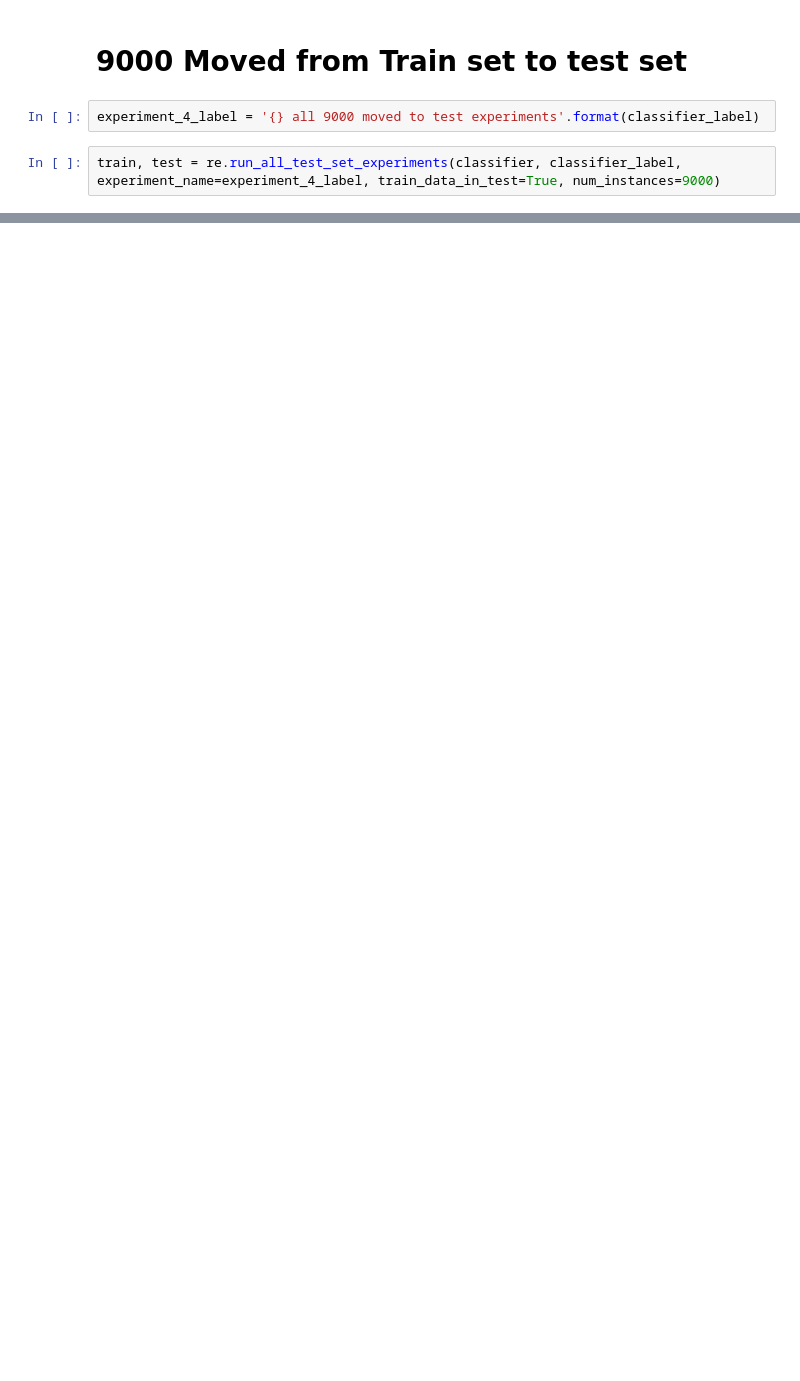
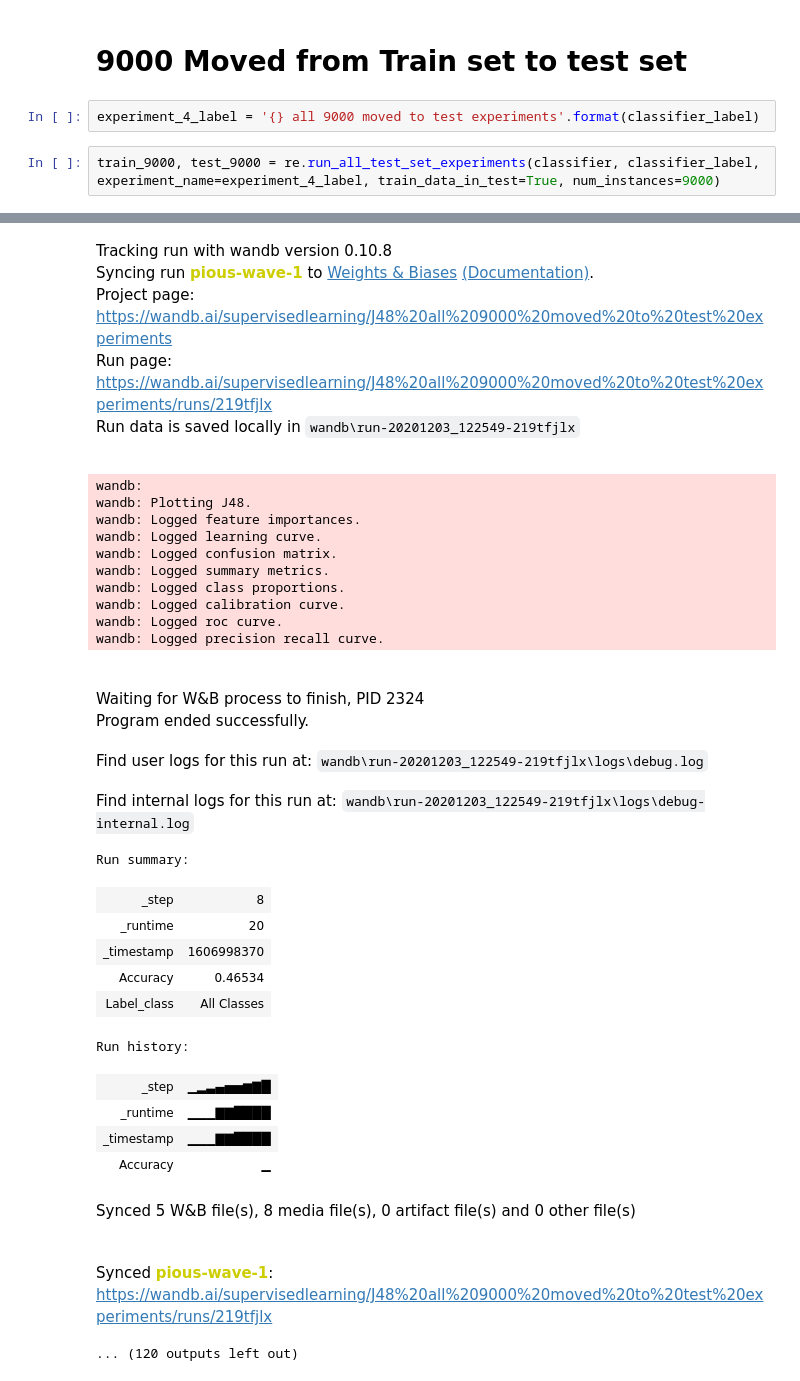
Before and after one commit to friedforfun/SupervisedLearningCW, a Jupyter notebook: Tasks/test_stuff_notebook.ipynb, the cells around one changed output, grey strips where cells are left out. Saved outputs shown, nothing was run; the diff lists cells and outputs as text; blank space fills up the shorter version.

```diff
--- a/Tasks/test_stuff_notebook.ipynb
+++ b/Tasks/test_stuff_notebook.ipynb
@@ -128,4 +164,5 @@ train, test = re.run_all_test_set_experiments(classifier, classifier_label, expe
 # %%
 experiment_4_label = '{} all 9000 moved to test experiments'.format(classifier_label)
 # %%
-train, test = re.run_all_test_set_experiments(classifier, classifier_label, experiment_name=experiment_4_label, train_data_in_test=True, num_instances=9000)
+train_9000, test_9000 = re.run_all_test_set_experiments(classifier, classifier_label, experiment_name=experiment_4_label, train_data_in_test=True, num_instances=9000)
+# %% [output]
@@ -131,0 +171,33 @@ train, test = re.run_all_test_set_experiments(classifier, classifier_label, expe
+Tracking run with wandb version 0.10.8
+Syncing run pious-wave-1 to Weights & Biases (Documentation).
+Project page: https://wandb.ai/supervisedlearning/J48%20all%209000%20moved%20to%20test%20experiments
+Run page: https://wandb.ai/supervisedlearning/J48%20all%209000%20moved%20to%20test%20experiments/runs/219tfjlx
+Run data is saved locally in wandb\run-20201203_122549-219tfjlx
+wandb:
+wandb: Plotting J48.
+wandb: Logged feature importances.
+wandb: Logged learning curve.
+wandb: Logged confusion matrix.
+wandb: Logged summary metrics.
+wandb: Logged class proportions.
+wandb: Logged calibration curve.
+wandb: Logged roc curve.
+wandb: Logged precision recall curve.
+Waiting for W&B process to finish, PID 2324
+Program ended successfully.
+Find user logs for this run at: wandb\run-20201203_122549-219tfjlx\logs\debug.log
+Find internal logs for this run at: wandb\run-20201203_122549-219tfjlx\logs\debug-internal.log
+Run summary:
+| _step | 8 |
+| _runtime | 20 |
+| _timestamp | 1606998370 |
+| Accuracy | 0.46534 |
+| Label_class | All Classes |
+Run history:
+| _step | ▁▂▃▄▅▅▆▇█ |
+| _runtime | ▁▁▁▇▇████ |
+| _timestamp | ▁▁▁▇▇████ |
+| Accuracy | ▁ |
+Synced 5 W&B file(s), 8 media file(s), 0 artifact file(s) and 0 other file(s)
+Synced pious-wave-1: https://wandb.ai/supervisedlearning/J48%20all%209000%20moved%20to%20test%20experiments/runs/219tfjlx
+... (120 outputs left out)
```
Also changed, not shown: parts of 13 cells of this notebook.
